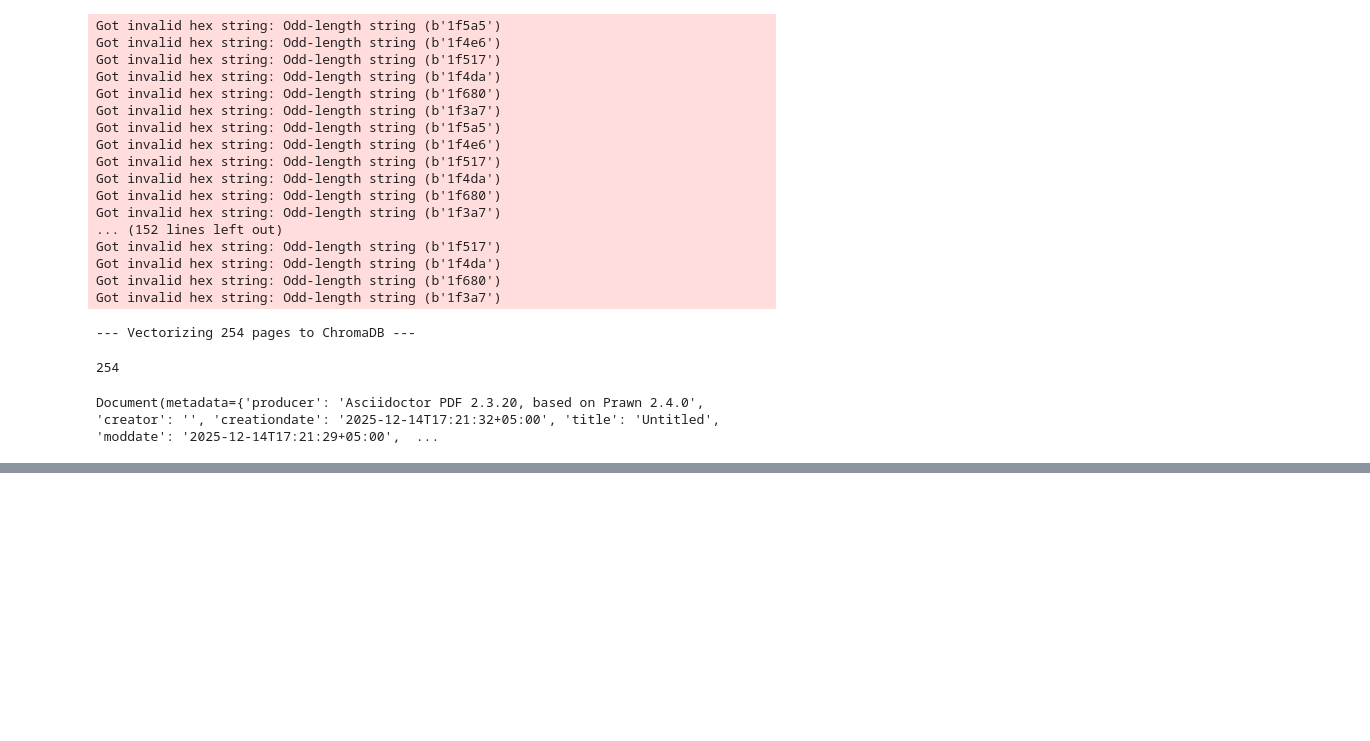
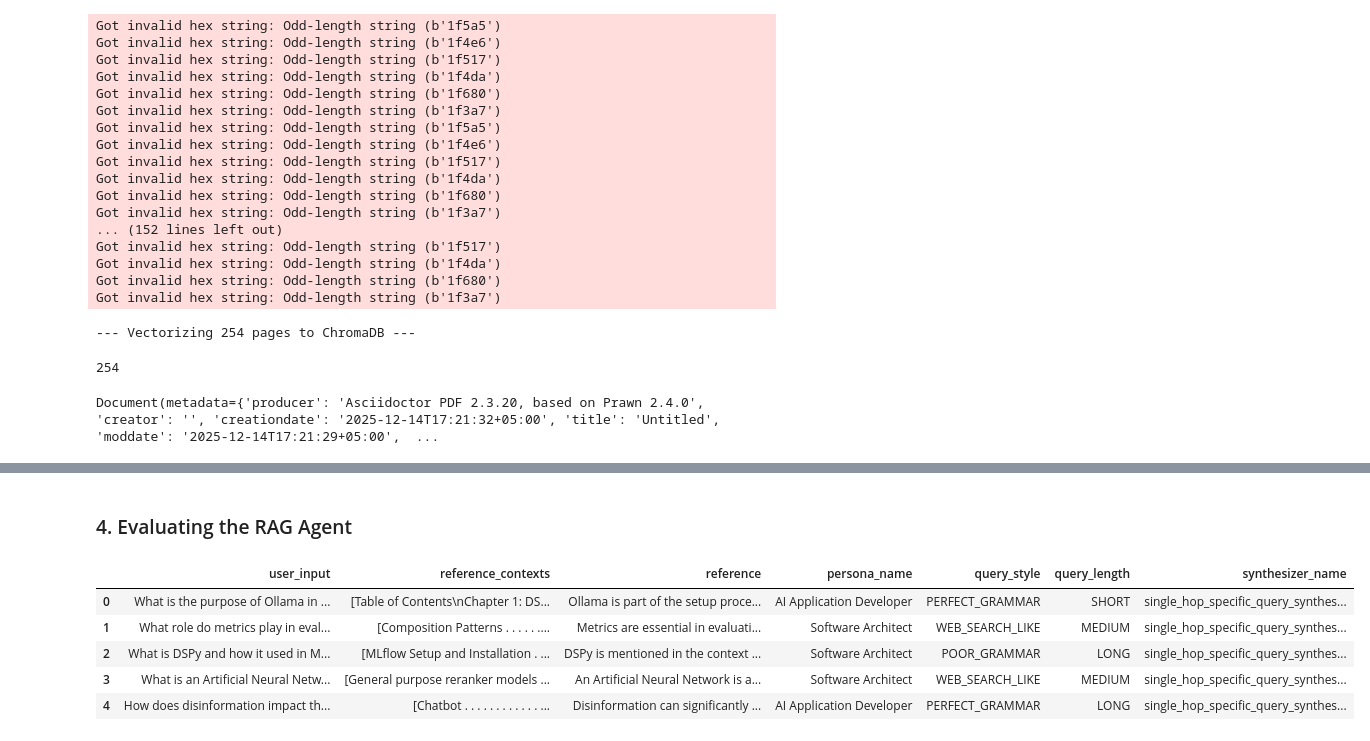
Before and after one commit to marcinwizgird/aiagents-langraph-c1-langchain, a Jupyter notebook: TRAININGS/101s/MAS 101s/RAG Agent Evaluation.ipynb, the cells around one changed output, grey strips where cells are left out. Cells and saved outputs as stored; diff of their text form; code cells hidden in the pictures; blank space fills up the shorter version.

Commit message:
Training DEMOs Increment - MAS 01 - RAGAS Evaluation Completed. DSPY Math Initiated

```diff
--- a/TRAININGS/101s/MAS 101s/RAG Agent Evaluation.ipynb
+++ b/TRAININGS/101s/MAS 101s/RAG Agent Evaluation.ipynb
@@ -127,7 +135,7 @@ def save_for_dspy(testset_df: pd.DataFrame, filename: str):
         json.dump(dspy_data, f, indent=4)
     print(f"Saved DSPy dataset: {filename}")
 
-def generate_ragas_testsets(documents):
+def generate_ragas_testsets(documents, num_of_questions = 100):
     """Generates Single, Multi-hop, and Mixed test sets."""
     print("--- Initializing Ragas Testset Generator ---")
 
@@ -145,6 +153,9 @@ def generate_ragas_testsets(documents):
         "single_hop": [
             (SingleHopSpecificQuerySynthesizer(llm=generator_llm), 1.0)
         ],
+    }
+
+    '''
         "multi_hop": [
             (MultiHopAbstractQuerySynthesizer(llm=generator_llm), 0.5),
             (MultiHopSpecificQuerySynthesizer(llm=generator_llm), 0.5)
@@ -155,8 +166,9 @@ def generate_ragas_testsets(documents):
             (MultiHopSpecificQuerySynthesizer(llm=generator_llm), 0.25)
         ]
     }
+    '''
 
-    test_size = 5  # Small size for demo; increase for production
+    test_size = num_of_questions  # Small size for demo; increase for production
 
 
     datasetLs = []
@@ -190 +411,3 @@ Generating multi_hop testset...
+# %% [markdown]
+### 4. Evaluating the RAG Agent
 # %%
@@ -321,0 +475,9 @@ if __name__ == "__main__":
+# %%
+ datasetDFLs[0].head()
+# %% [output]
+|  | user_input | reference_contexts | reference | persona_name | query_style | query_length | synthesizer_name |
+| 0 | What is the purpose of Ollama in ... | [Table of Contents\nChapter 1: DS... | Ollama is part of the setup proce... | AI Application Developer | PERFECT_GRAMMAR | SHORT | single_hop_specific_query_synthes... |
+| 1 | What role do metrics play in eval... | [Composition Patterns . . . . . .... | Metrics are essential in evaluati... | Software Architect | WEB_SEARCH_LIKE | MEDIUM | single_hop_specific_query_synthes... |
+| 2 | What is DSPy and how it used in M... | [MLflow Setup and Installation . ... | DSPy is mentioned in the context ... | Software Architect | POOR_GRAMMAR | LONG | single_hop_specific_query_synthes... |
+| 3 | What is an Artificial Neural Netw... | [General purpose reranker models ... | An Artificial Neural Network is a... | Software Architect | WEB_SEARCH_LIKE | MEDIUM | single_hop_specific_query_synthes... |
+| 4 | How does disinformation impact th... | [Chatbot . . . . . . . . . . . . ... | Disinformation can significantly ... | AI Application Developer | PERFECT_GRAMMAR | LONG | single_hop_specific_query_synthes... |
```
Also changed, not shown: parts of 20 cells of this notebook, 5 other files.
